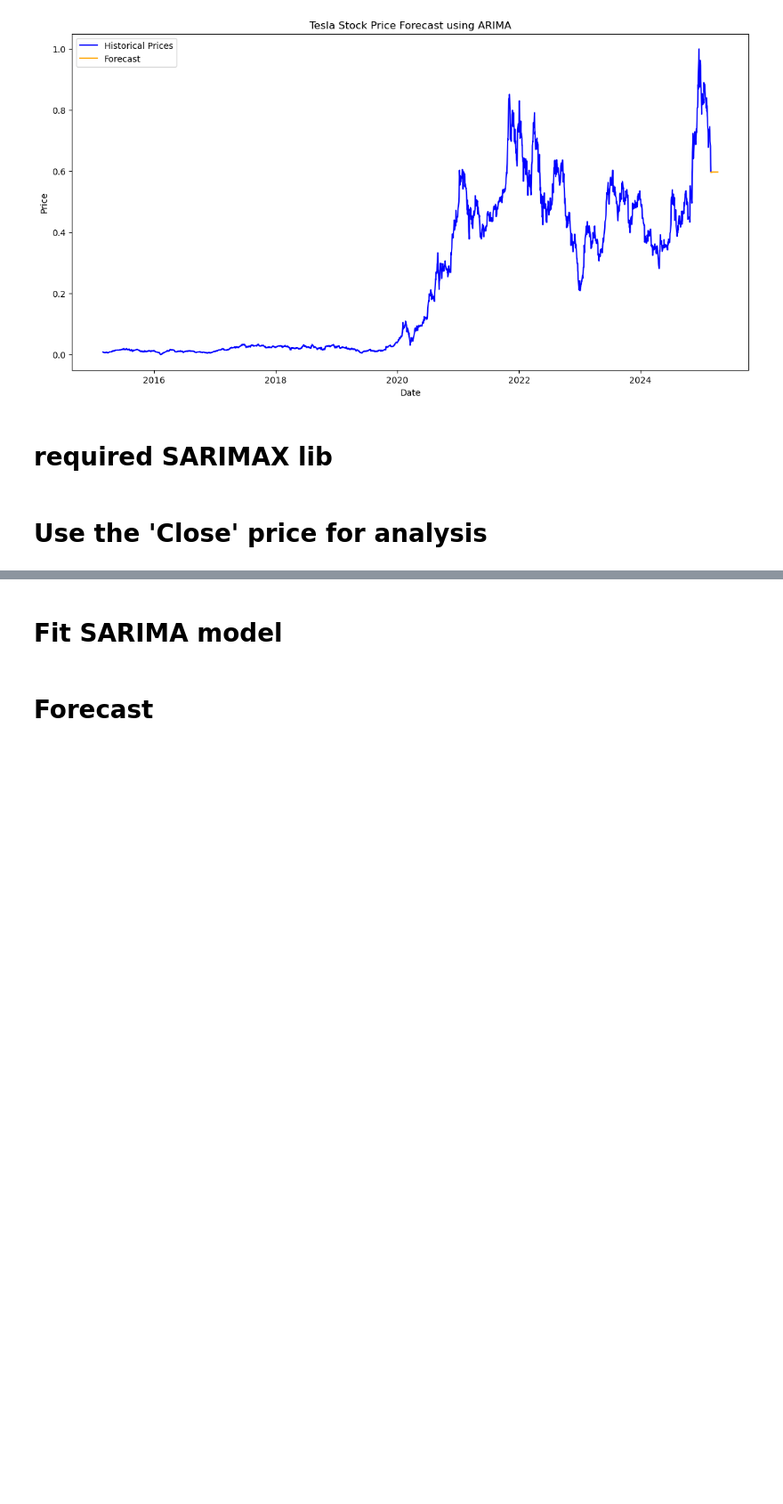
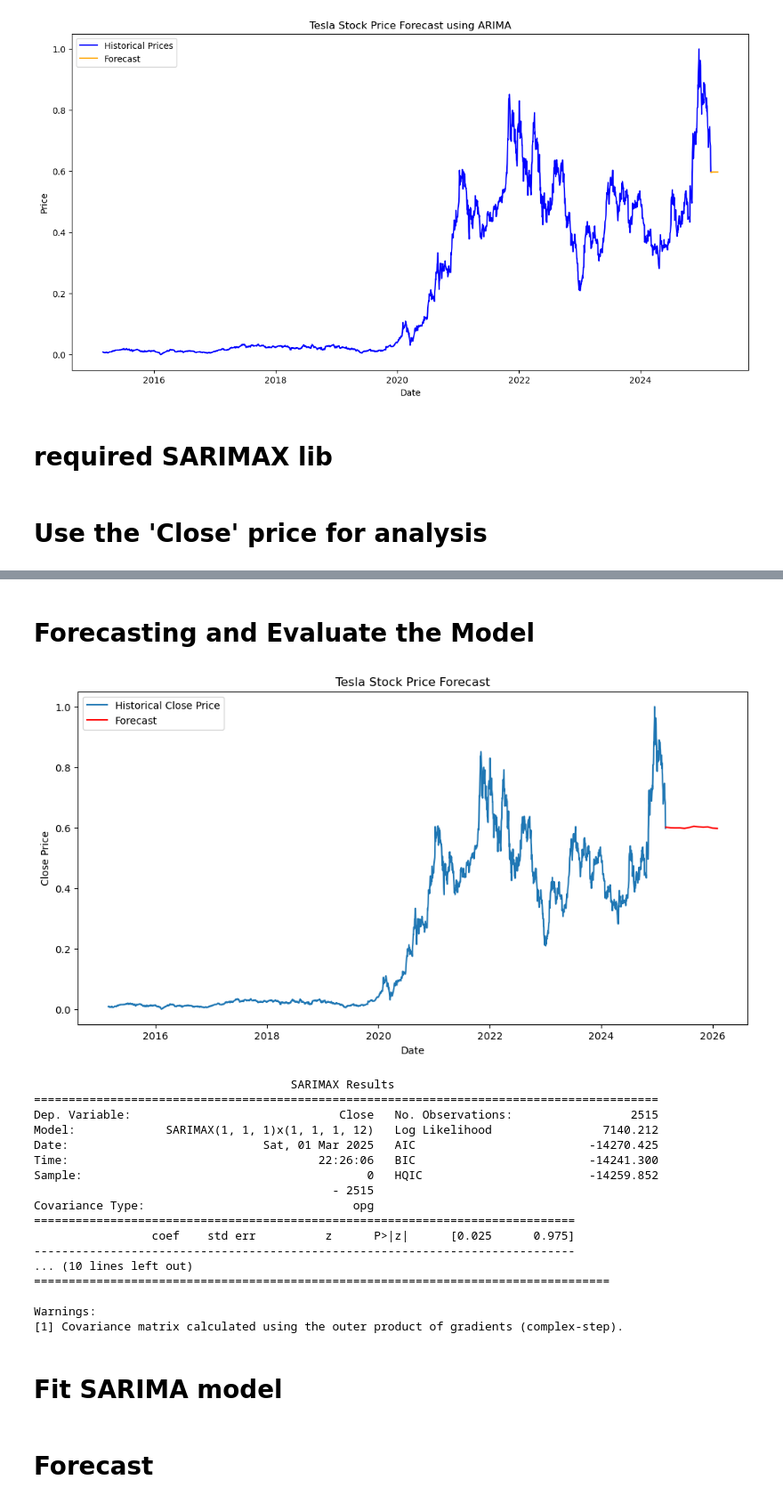
Before and after one commit to erisimasol/Week-11-KAIM-10X, a Jupyter notebook: Notebook/Week-11-Task.ipynb, the cells around one changed output, grey strips where cells are left out. Shown at 89% size. Drawn from its saved outputs; the diff is of its cells as text; code cells hidden in the pictures; blank space fills up the shorter version.

```diff
--- a/Notebook/Week-11-Task.ipynb
+++ b/Notebook/Week-11-Task.ipynb
@@ -499,3 +491,42 @@ print(results.summary())
+# %% [markdown]
+#  Forecasting and Evaluate the Model
+# %%
+
+forecast = results.get_forecast(steps=12)
+forecast_index = pd.date_range(start=tesla_data.index[-1] + pd.DateOffset(days=1), periods=12, freq='M')
+forecast_values = forecast.predicted_mean
+
+
+plt.figure(figsize=(12, 6))
+plt.plot(tesla_data['Close'], label='Historical Close Price')
+plt.plot(forecast_index, forecast_values, label='Forecast', color='red')
+plt.title('Tesla Stock Price Forecast')
+plt.xlabel('Date')
+plt.ylabel('Close Price')
+plt.legend()
+plt.show()
+
+
+print(results.summary())
+# %% [output]
+[figure, added]
+                                     SARIMAX Results
+==========================================================================================
+Dep. Variable:                              Close   No. Observations:                 2515
+Model:             SARIMAX(1, 1, 1)x(1, 1, 1, 12)   Log Likelihood                7140.212
+Date:                            Sat, 01 Mar 2025   AIC                         -14270.425
+Time:                                    22:26:06   BIC                         -14241.300
+Sample:                                         0   HQIC                        -14259.852
+                                           - 2515
+Covariance Type:                              opg
+==============================================================================
+                 coef    std err          z      P>|z|      [0.025      0.975]
+------------------------------------------------------------------------------
+... (10 lines left out)
+===================================================================================
+
+Warnings:
+[1] Covariance matrix calculated using the outer product of gradients (complex-step).
 # %% [markdown]
 # Fit SARIMA model
 # %%
```
Also changed, not shown: parts of 3 cells of this notebook.
